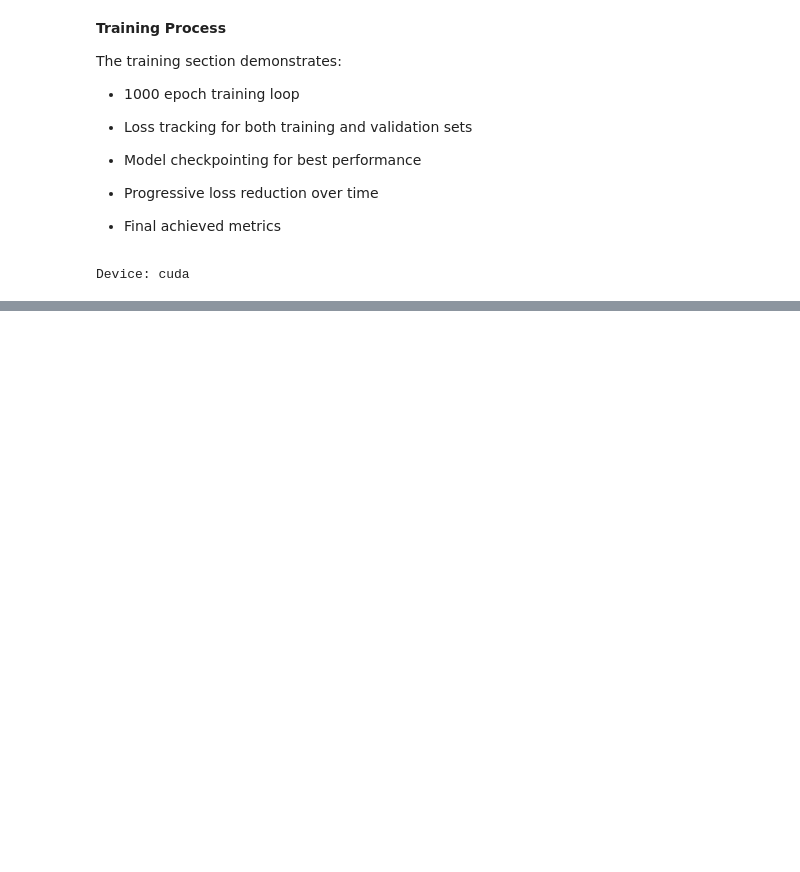
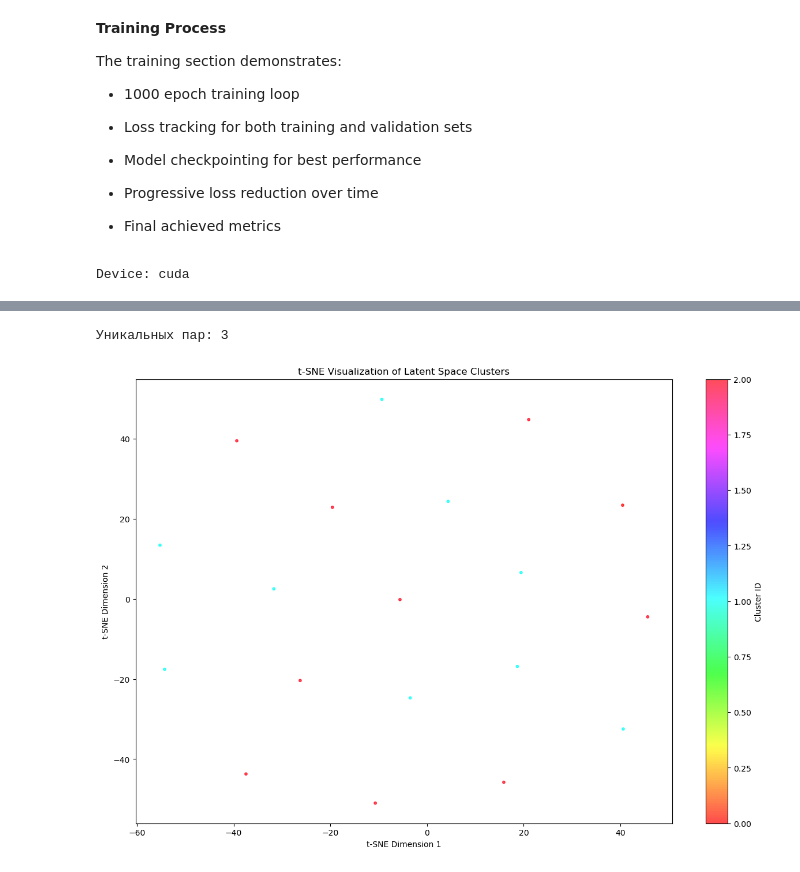
Before and after one commit to DanilaMos/Flow-Domain-Interpolation, a Jupyter notebook: CAE/CAE.ipynb, the cells around one changed output, grey strips where cells are left out. Drawn from its saved outputs; the diff is of its cells as text; code cells hidden in the pictures; blank space fills up the shorter version.

```diff
--- a/CAE/CAE.ipynb
+++ b/CAE/CAE.ipynb
@@ -392,0 +462,19 @@ Latent values:
+# %%
+model = CAE(latent_dim=128).to(device)
+model.load_state_dict(torch.load("models_cae/best_val_cae.pth"))
+
+# Извлечение данных
+latent_vectors, filenames = get_latent_vectors(model, 'mini_dataset', device)
+
+# Парсинг кластеров
+cluster_ids, unique_pairs = parse_filename_pairs(filenames)
+print(f"Уникальных пар: {len(unique_pairs)}")
+
+# Применение t-SNE
+tsne_results = reduce_dimensions(latent_vectors, n_samples=19)
+
+# Визуализация
+plot_tsne_clusters(tsne_results, cluster_ids, len(unique_pairs))
+# %% [output]
+Уникальных пар: 3
+[figure, added]
```
Also changed, not shown: parts of 16 cells of this notebook.
